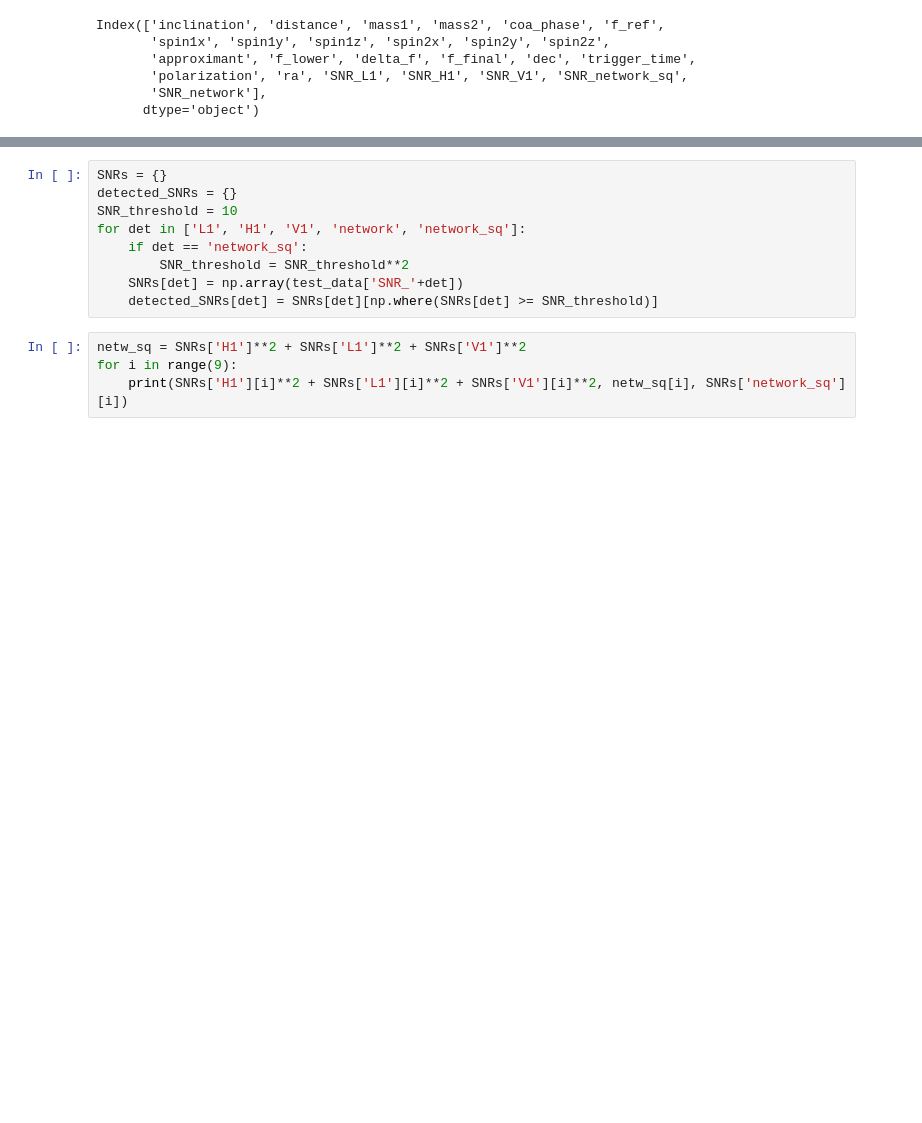
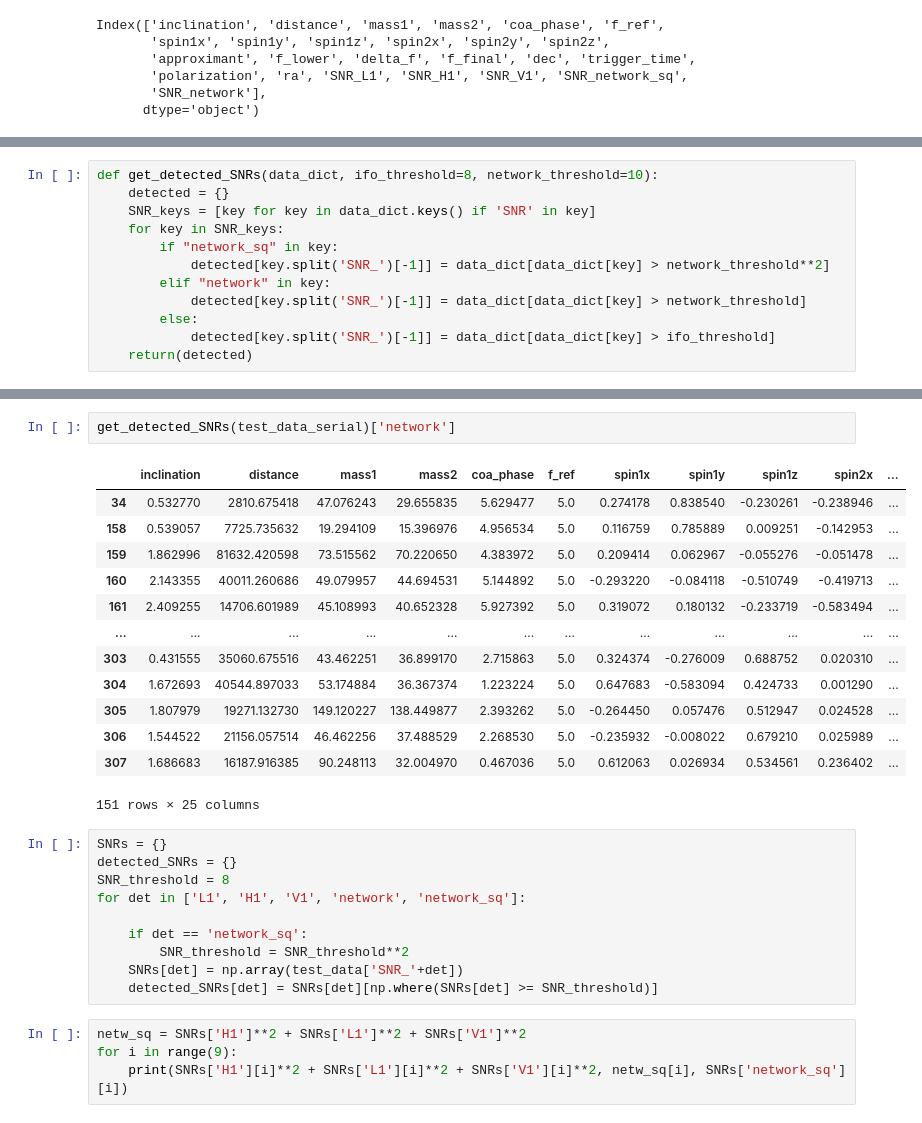
Before and after one commit to divyajyoti09/next_gen_detect, a Jupyter notebook: SNR_plots.ipynb, the cells around one changed output, grey strips where cells are left out. Cells and saved outputs as stored; diff of their text form; blank space fills up the shorter version.

```diff
--- a/SNR_plots.ipynb
+++ b/SNR_plots.ipynb
@@ -37,0 +37,12 @@ Index(['inclination', 'distance', 'mass1', 'mass2', 'coa_phase', 'f_ref',
+# %%
+def get_detected_SNRs(data_dict, ifo_threshold=8, network_threshold=10):
+    detected = {}
+    SNR_keys = [key for key in data_dict.keys() if 'SNR' in key]
+    for key in SNR_keys:
+        if "network_sq" in key:
+            detected[key.split('SNR_')[-1]] = data_dict[data_dict[key] > network_threshold**2]
+        elif "network" in key:
+            detected[key.split('SNR_')[-1]] = data_dict[data_dict[key] > network_threshold]
+        else:
+            detected[key.split('SNR_')[-1]] = data_dict[data_dict[key] > ifo_threshold]
+    return(detected)
@@ -38,8 +110,25 @@ Index(['inclination', 'distance', 'mass1', 'mass2', 'coa_phase', 'f_ref',
+# %%
+get_detected_SNRs(test_data_serial)['network']
+# %% [output]
+|  | inclination | distance | mass1 | mass2 | coa_phase | f_ref | spin1x | spin1y | spin1z | spin2x | ... |
+| 34 | 0.532770 | 2810.675418 | 47.076243 | 29.655835 | 5.629477 | 5.0 | 0.274178 | 0.838540 | -0.230261 | -0.238946 | ... |
+| 158 | 0.539057 | 7725.735632 | 19.294109 | 15.396976 | 4.956534 | 5.0 | 0.116759 | 0.785889 | 0.009251 | -0.142953 | ... |
+| 159 | 1.862996 | 81632.420598 | 73.515562 | 70.220650 | 4.383972 | 5.0 | 0.209414 | 0.062967 | -0.055276 | -0.051478 | ... |
+| 160 | 2.143355 | 40011.260686 | 49.079957 | 44.694531 | 5.144892 | 5.0 | -0.293220 | -0.084118 | -0.510749 | -0.419713 | ... |
+| 161 | 2.409255 | 14706.601989 | 45.108993 | 40.652328 | 5.927392 | 5.0 | 0.319072 | 0.180132 | -0.233719 | -0.583494 | ... |
+| ... | ... | ... | ... | ... | ... | ... | ... | ... | ... | ... | ... |
+| 303 | 0.431555 | 35060.675516 | 43.462251 | 36.899170 | 2.715863 | 5.0 | 0.324374 | -0.276009 | 0.688752 | 0.020310 | ... |
+| 304 | 1.672693 | 40544.897033 | 53.174884 | 36.367374 | 1.223224 | 5.0 | 0.647683 | -0.583094 | 0.424733 | 0.001290 | ... |
+| 305 | 1.807979 | 19271.132730 | 149.120227 | 138.449877 | 2.393262 | 5.0 | -0.264450 | 0.057476 | 0.512947 | 0.024528 | ... |
+| 306 | 1.544522 | 21156.057514 | 46.462256 | 37.488529 | 2.268530 | 5.0 | -0.235932 | -0.008022 | 0.679210 | 0.025989 | ... |
+| 307 | 1.686683 | 16187.916385 | 90.248113 | 32.004970 | 0.467036 | 5.0 | 0.612063 | 0.026934 | 0.534561 | 0.236402 | ... |
+151 rows × 25 columns
 # %%
 SNRs = {}
 detected_SNRs = {}
-SNR_threshold = 10
+SNR_threshold = 8
 for det in ['L1', 'H1', 'V1', 'network', 'network_sq']:
+
     if det == 'network_sq':
         SNR_threshold = SNR_threshold**2
     SNRs[det] = np.array(test_data['SNR_'+det])
```
Also changed, not shown: parts of 9 cells of this notebook, 2 other files.
